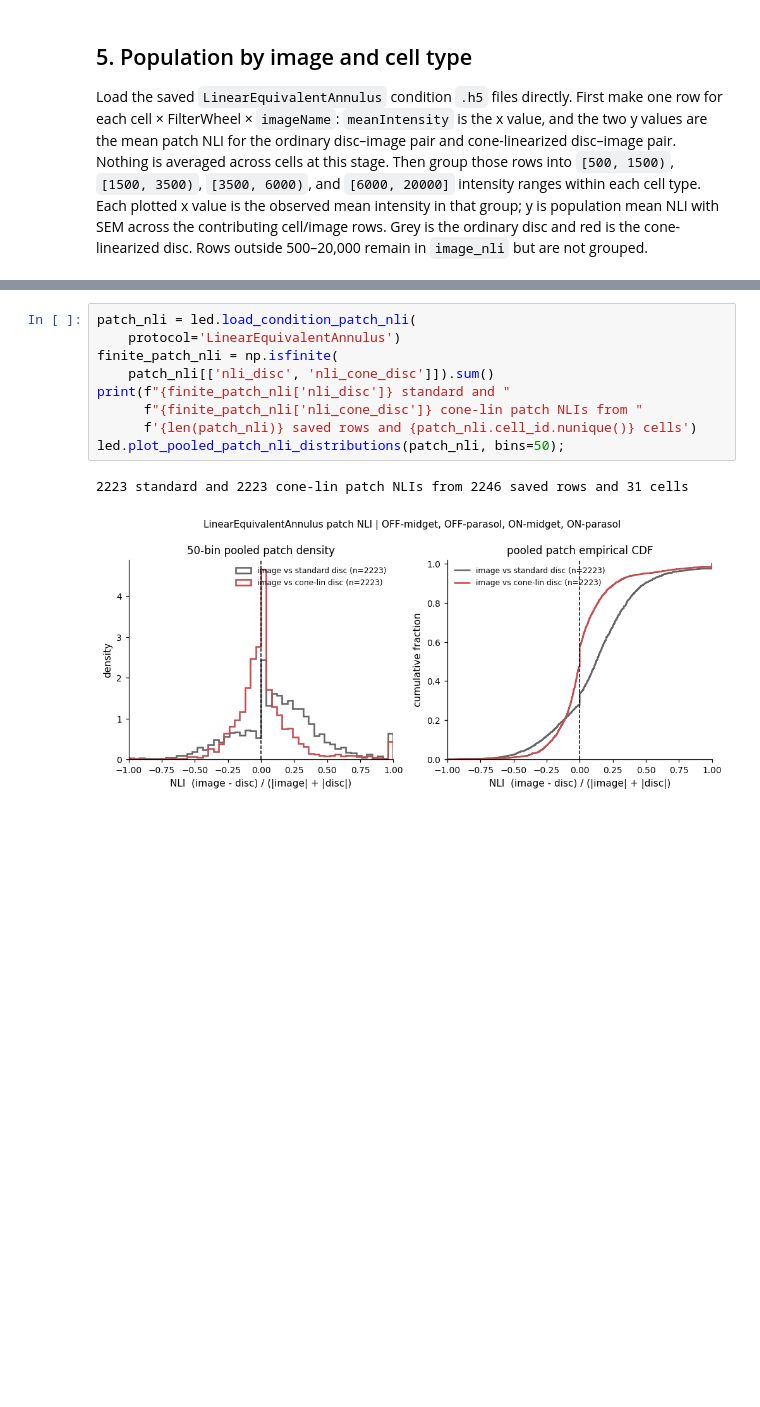
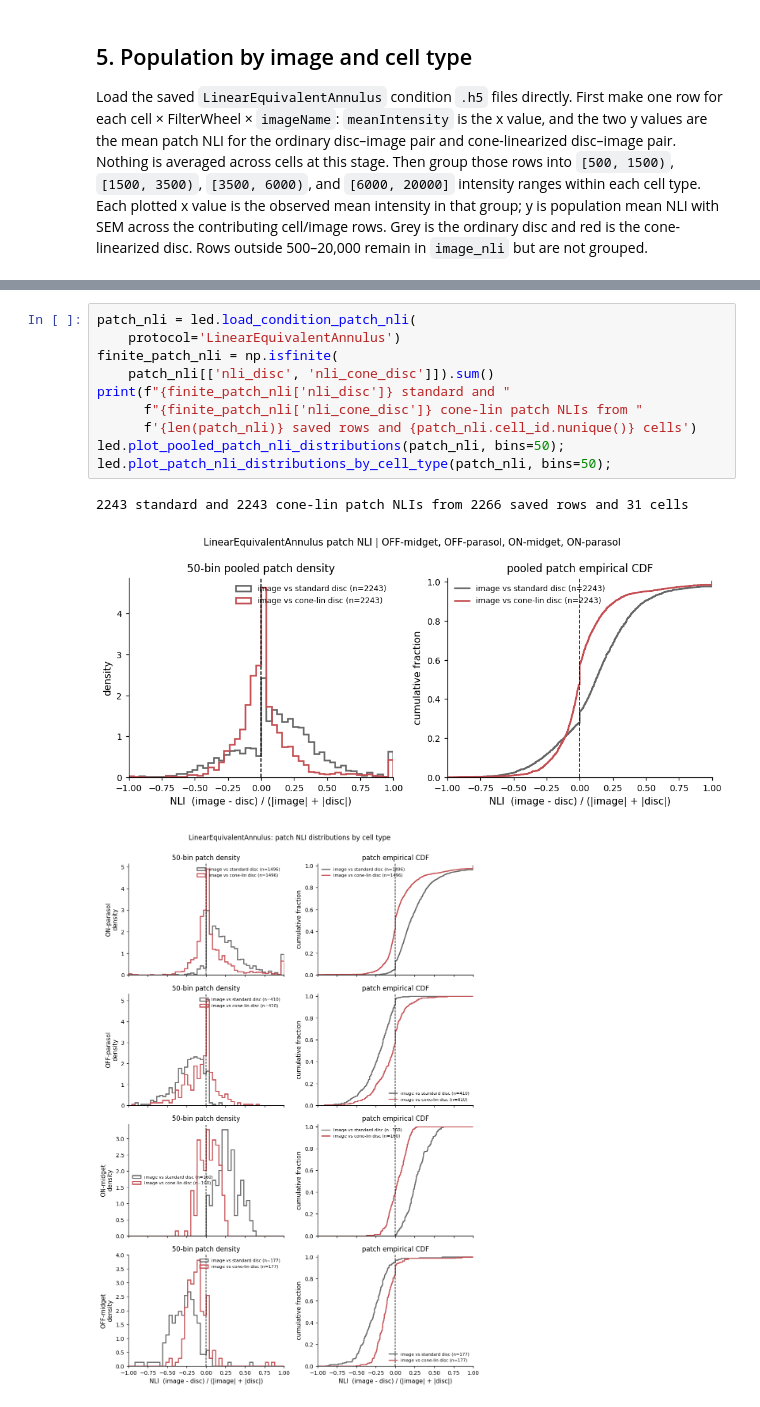
Before and after one commit to chrischen2/retinanalysis, a Jupyter notebook: SingCell_Notebooks/analyzeConeAnnulusDisc.ipynb, the cells around one changed output, grey strips where cells are left out. Drawn from its saved outputs; the diff is of its cells as text; blank space fills up the shorter version.

```diff
--- a/SingCell_Notebooks/analyzeConeAnnulusDisc.ipynb
+++ b/SingCell_Notebooks/analyzeConeAnnulusDisc.ipynb
@@ -304,13 +321,15 @@ empirical CDF, each comparing ordinary and cone-linearized discs.
 # %%
 patch_nli = led.load_condition_patch_nli(
     protocol='LinearEquivalentAnnulus')
 finite_patch_nli = np.isfinite(
     patch_nli[['nli_disc', 'nli_cone_disc']]).sum()
 print(f"{finite_patch_nli['nli_disc']} standard and "
       f"{finite_patch_nli['nli_cone_disc']} cone-lin patch NLIs from "
       f'{len(patch_nli)} saved rows and {patch_nli.cell_id.nunique()} cells')
 led.plot_pooled_patch_nli_distributions(patch_nli, bins=50);
+led.plot_patch_nli_distributions_by_cell_type(patch_nli, bins=50);
 # %% [output]
-2223 standard and 2223 cone-lin patch NLIs from 2246 saved rows and 31 cells
+2243 standard and 2243 cone-lin patch NLIs from 2266 saved rows and 31 cells
 [figure]
+[figure, added]
 # %% [markdown]
```
Also changed, not shown: parts of 9 cells of this notebook, 2 other files.
